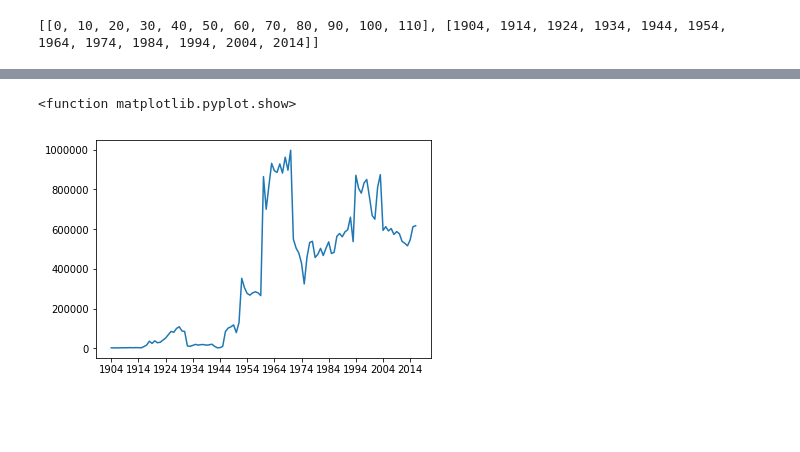
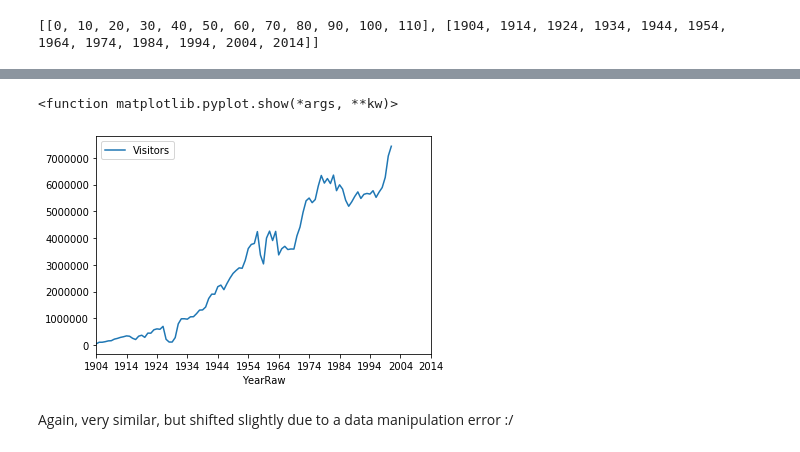
Before and after one commit to colo6299/notebook-holder, a Jupyter notebook: Untitled Folder/NationalParksAnalysis.ipynb, the cells around one changed output, grey strips where cells are left out. Saved outputs shown, nothing was run; the diff lists cells and outputs as text; code cells hidden in the pictures; blank space fills up the shorter version.

```diff
--- a/Untitled Folder/NationalParksAnalysis.ipynb
+++ b/Untitled Folder/NationalParksAnalysis.ipynb
@@ -139,0 +204,6 @@ plt.show
+# %%
+af = df[df['State'] == 'AZ']
+yearly_totals_az = af.groupby(['YearRaw']).sum()
+yearly_totals_az = yearly_totals_az.reset_index()
+yearly_totals_az = yearly_totals_az.drop(index=len(yearly_totals_az) - 1)
+yearly_totals_az.head()
@@ -140,7 +217,9 @@ plt.show
 # %%
-plt.plot('YearRaw', 'Visitors', data=yearly_loc(df, 'Wind Cave National Park'))
+yearly_totals_az.plot(x='YearRaw', y='Visitors')
 plt.xticks(plotrange(10)[0], plotrange(10)[1])
 plt.show
 # %% [output]
-<function matplotlib.pyplot.show>
+<function matplotlib.pyplot.show(*args, **kw)>
-[figure, old version]
+[figure, new version]
+# %% [markdown]
+Again, very similar, but shifted slightly due to a data manipulation error :/
```
Also changed, not shown: parts of 27 cells of this notebook.
